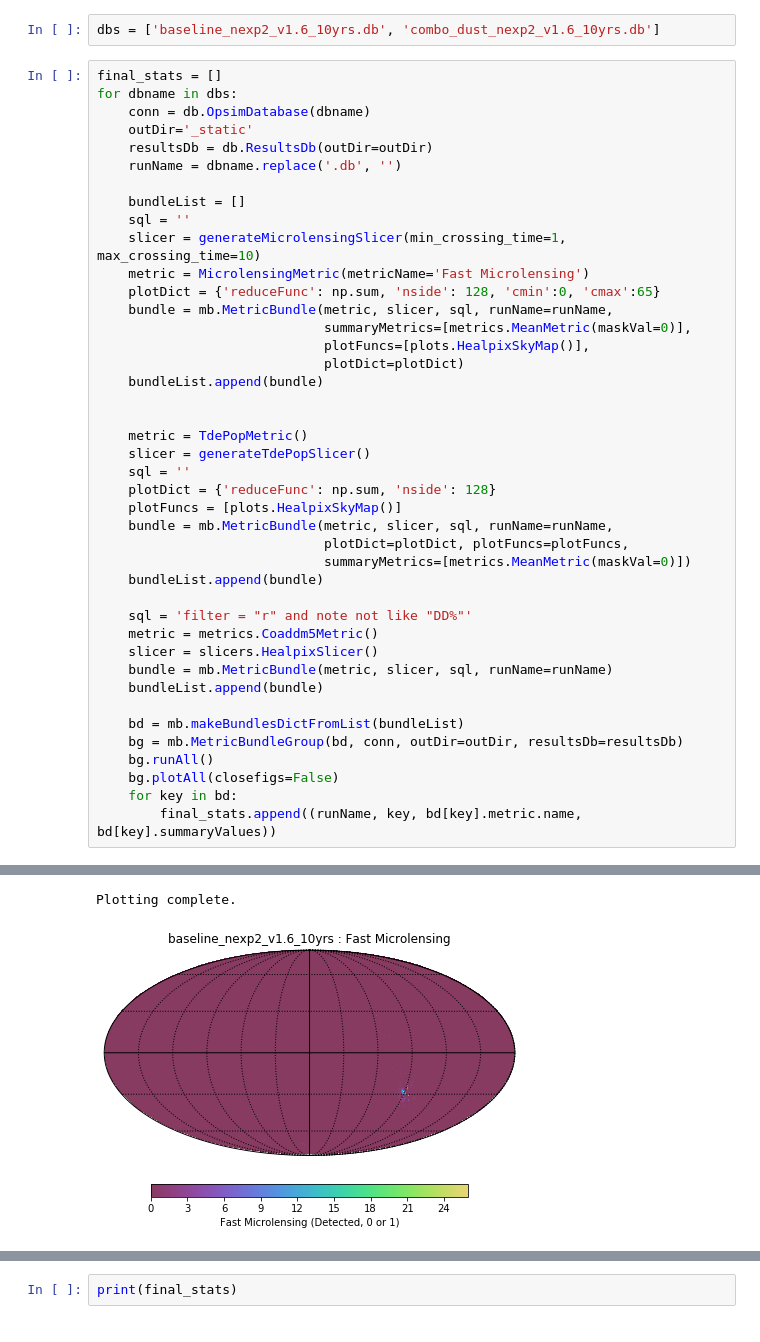
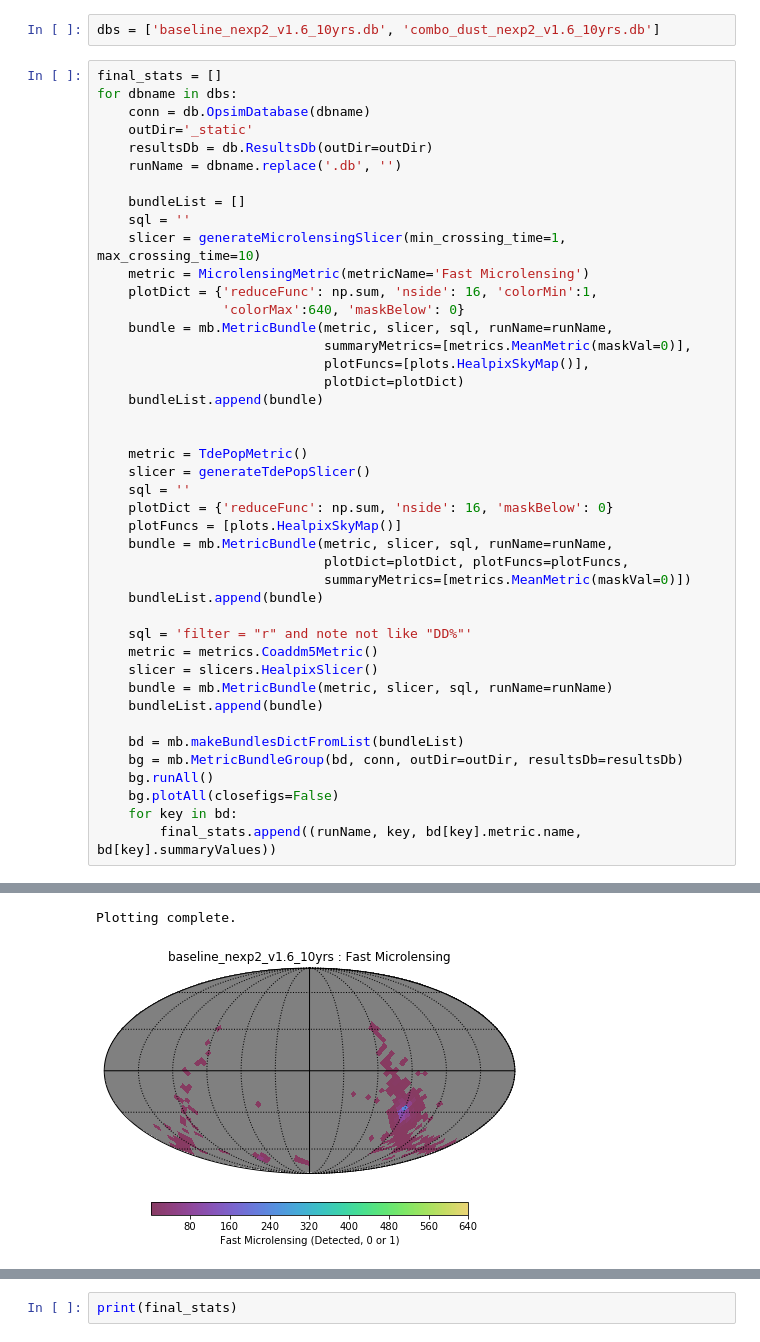
Before and after one commit to lsst-sims/smtn-013, a Jupyter notebook: microlensing_and_tde_metrics.ipynb, the cells around one changed output, grey strips where cells are left out. Cells and saved outputs as stored; diff of their text form.

Commit message:
plot fiddles

```diff
--- a/microlensing_and_tde_metrics.ipynb
+++ b/microlensing_and_tde_metrics.ipynb
@@ -30,7 +30,8 @@ for dbname in dbs:
     sql = ''
     slicer = generateMicrolensingSlicer(min_crossing_time=1, max_crossing_time=10)
     metric = MicrolensingMetric(metricName='Fast Microlensing')
-    plotDict = {'reduceFunc': np.sum, 'nside': 128, 'cmin':0, 'cmax':65}
+    plotDict = {'reduceFunc': np.sum, 'nside': 16, 'colorMin':1,
+                'colorMax':640, 'maskBelow': 0}
     bundle = mb.MetricBundle(metric, slicer, sql, runName=runName,
                              summaryMetrics=[metrics.MeanMetric(maskVal=0)],
                              plotFuncs=[plots.HealpixSkyMap()],
@@ -41,7 +42,7 @@ for dbname in dbs:
     metric = TdePopMetric()
     slicer = generateTdePopSlicer()
     sql = ''
-    plotDict = {'reduceFunc': np.sum, 'nside': 128}
+    plotDict = {'reduceFunc': np.sum, 'nside': 16, 'maskBelow': 0}
     plotFuncs = [plots.HealpixSkyMap()]
     bundle = mb.MetricBundle(metric, slicer, sql, runName=runName,
                              plotDict=plotDict, plotFuncs=plotFuncs,
@@ -96,11 +97,11 @@ Querying database SummaryAllProps with constraint filter = "r" and note not like
 Found 436310 visits
 Running:  ['combo_dust_nexp2_v1_6_10yrs_CoaddM5_r_and_note_not_like_DD_HEAL']
 Completed metric generation.
 Running reduce methods.
 Running summary statistics.
 Completed.
 Plotting figures with "" constraint now.
 Plotting complete.
 Plotting figures with "filter = "r" and note not like "DD%"" constraint now.
 Plotting complete.
-[figure, old version]
+[figure, new version]
```
Also changed, not shown: parts of 3 cells of this notebook, 10 other files.
